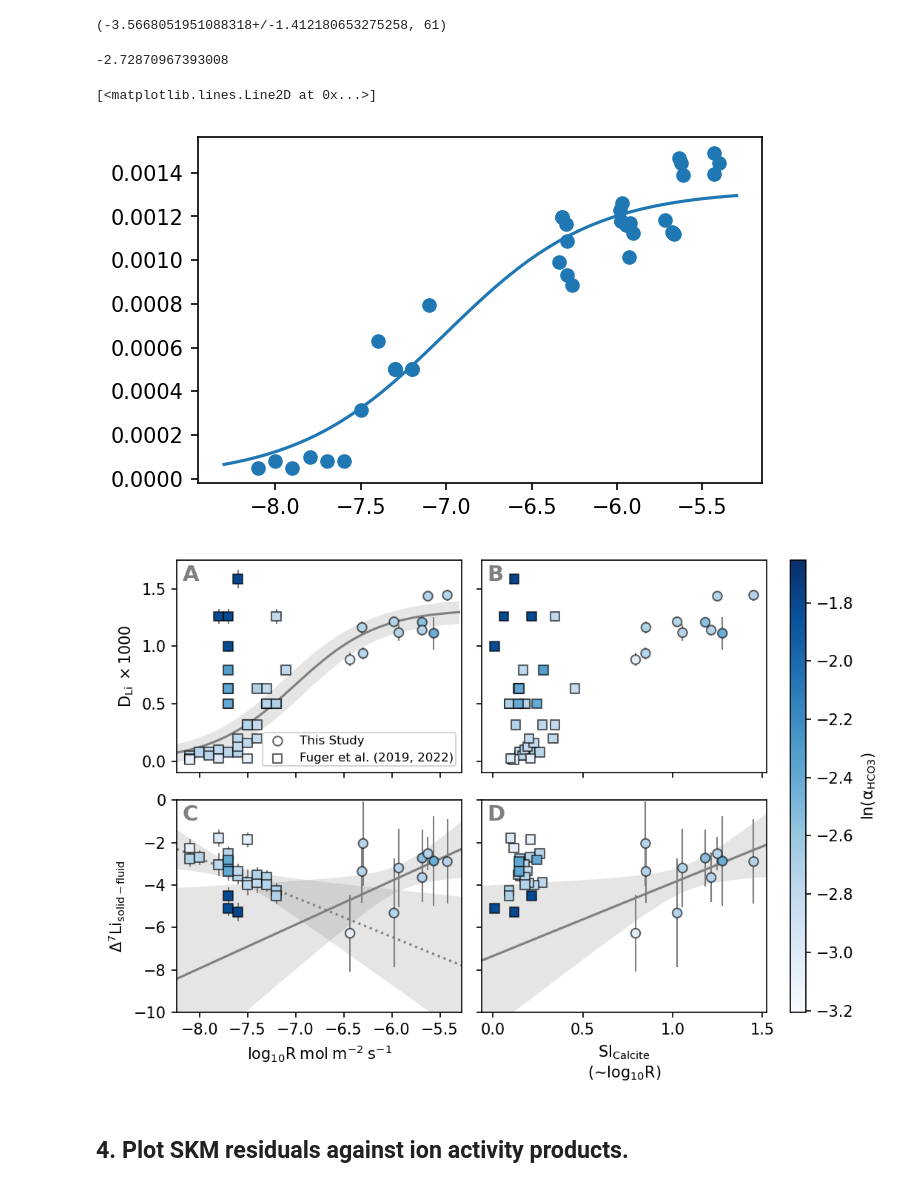
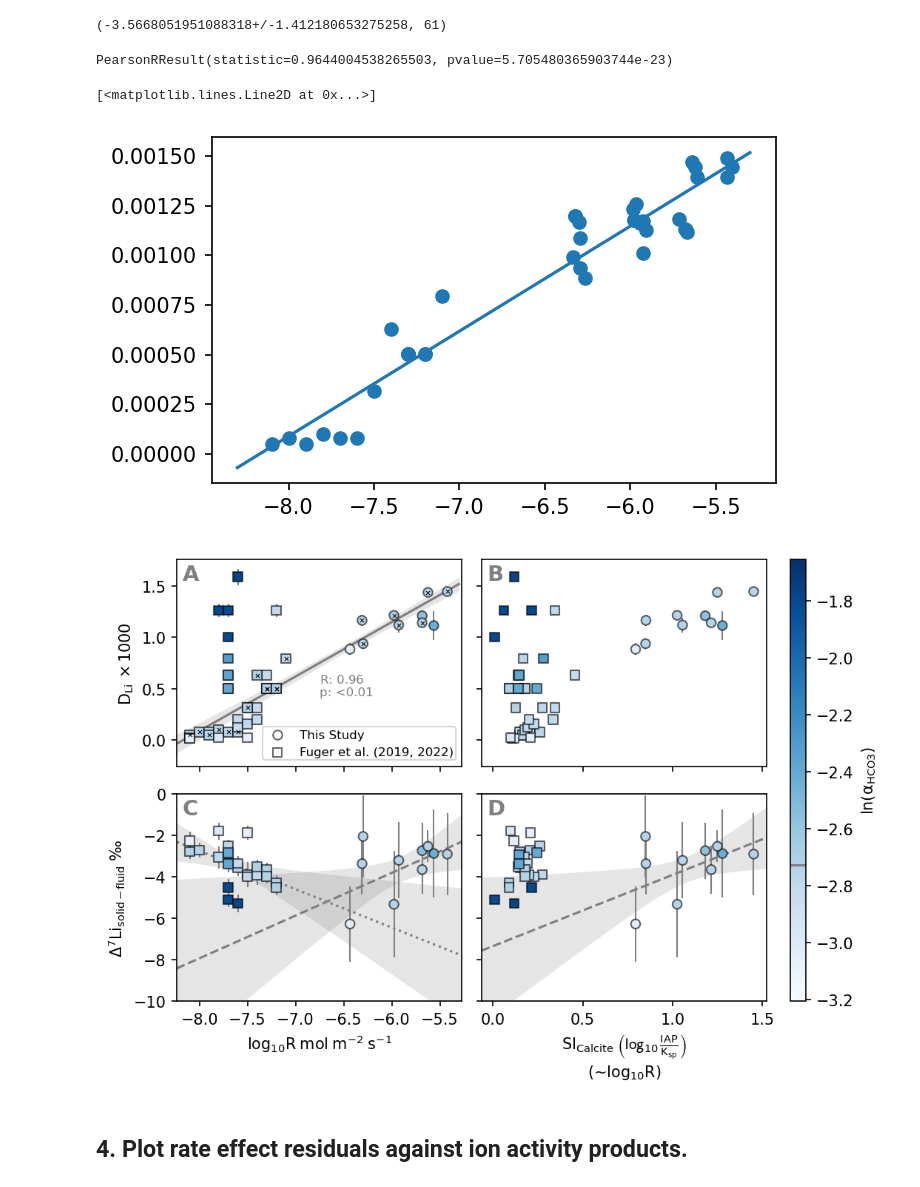
Before and after one commit to oscarbranson/supplementary, a Jupyter notebook: supplements/inorg_Li/02_Results.ipynb, the cells around one changed output. Cells and saved outputs as stored; diff of their text form; code cells hidden in the pictures.

Commit message:
switch to linear fit

```diff
--- a/supplements/inorg_Li/02_Results.ipynb
+++ b/supplements/inorg_Li/02_Results.ipynb
@@ -77,7 +76,7 @@ fig, axs = plt.subplots(2, 4, sharey='row', sharex='col', figsize=[11, 4.5])
 # fig, axs = plt.subplots(2, 5, figsize=(14, 5), sharey='row', sharex='col')
 
 axs[0,0].set_ylabel('$D_{Li}\ \\times 1000$')
-axs[1,0].set_ylabel('$\\Delta^7Li_{solid-fluid}$')
+axs[1,0].set_ylabel('$\\Delta^7Li_{solid-fluid}~‰$')
 rdax, rpax = axs[:, -1]
 
 for i, xvar in enumerate(['temp(C)', 'pH', 'C(mol/kgw)']):
@@ -211,7 +210,7 @@ for e, c in cdict.items():
 ax.text(.02, .98, '$T=25^oC$', va='top', ha='left', color=(.5,.5,.5), transform=ax.transAxes)
 ax.legend(fontsize=10)
 
-ax.set_ylabel('$\\Delta^7Li_{solid-Fluid}$')
+ax.set_ylabel('$\\Delta^7Li_{solid-Fluid}~‰$')
 ax.set_xlabel('$D_{Li}\ \\times 1000$')
 
 fig.tight_layout()
@@ -313,12 +312,12 @@ for who in whos:
 
 axs[0,0].legend(fontsize=8)
 
-axs[0,0].set_ylabel('$D_{Li}\ \\times 1000$')
-axs[1,0].set_ylabel('$\\Delta^7Li_{solid-fluid}$')
+axs[0,0].set_ylabel('$D_{Li}\\ \\times 1000$')
+axs[1,0].set_ylabel('$\\Delta^7Li_{solid-fluid}~‰$')
 
 axs[1,0].set_xlabel('Temperature ℃')
 axs[1,1].set_xlabel('$pH_T$')
-axs[1,2].set_xlabel('DIC $\mu mol~kg^{-1}$')
+axs[1,2].set_xlabel('DIC $\\mu mol~kg^{-1}$')
 
 axs[1,2].set_xlim(900, 4400)
 
@@ -398,21 +371,27 @@ DLi_err = np.concatenate([err(df.OG.DLi), fug.solid.DLi_2std * 2])
 
 ind = np.isclose(la_HCO3, df[database, 'la_HCO3-'].values.mean(), atol=0.05)
 
-p, cov = curve_fit(SKM, Rp[ind], DLi[ind], p0=[1.5e-3, 0.5e-6, -9.], method='trf')
+fit_x = np.log10(Rp[ind])
+fit_y = DLi[ind]
+fit_y_err = DLi_err[ind]
+
+# linear fit
+p, cov = np.polyfit(fit_x, fit_y, 1, cov=True)
 up = un.correlated_values(p, cov)
 
 nR = np.logspace(-8.3, -5.3)
-pred = SKM(nR, *up)
+pred = np.polyval(up, np.log10(nR))
+
+fit_stats = stats.pearsonr(fit_x, fit_y)
+fit_stats
+# %% [output]
+PearsonRResult(statistic=0.9644004538265503, pvalue=5.705480365903744e-23)
-# %%
-df[database, 'la_HCO3-'].values.mean()
-# %% [output]
--2.72870967393008
 # %%
 plt.scatter(np.log10(Rp[ind]), DLi[ind])
 plt.plot(np.log10(nR), nom(pred))
 # %% [output]
 [<matplotlib.lines.Line2D at 0x...>]
-[figure, old version]
+[figure, new version]
 # %%
 fig, axs = plt.subplots(2, 2, figsize=(7, 5), sharex='col', sharey='row')
 
@@ -461,7 +440,7 @@ ma = pax.scatter(nom(pdf.loc[:, ('R', 'log10R_13C')]), nom(pdf.loc[:, ('Li_isoto
 
 bax, pax = axs[:,1]
 
-pax.set_xlabel('$SI_{Calcite}$\n(~$log_{10}R$)')
+pax.set_xlabel('$SI_{Calcite}~\\left(\\log_{10}\\frac{IAP}{K_{sp}}\\right)$\n(~$log_{10}R$)')
 
 bax.errorbar(fug.loc[:, (database, 'si_Calcite')], fug.loc[:, ('solid', 'DLi')] * 1e3,
              yerr=err(fug.loc[:, ('solid', 'DLi')]) * 1e3,
@@ -487,39 +466,50 @@ pax.set_ylim(-10, 0.)
 
 # draw on lines of best fit for the fuger data and our data
 pp = fit_line(fug.loc[:, ('solid', 'logR')], fug.loc[:, ('solid', 'Delta_7Li')])
 plot_line(axs[1,0], pp, zorder=-3, color='gray', ls=':')
 
 ind = ~df.index.str.contains('T =')
 pp = fit_line(nom(df.loc[ind, ('R', 'log10R_13C')]), nom(df.loc[ind, ('Li_isotopes_vs_fluid', 'Delta_og')]))
-plot_line(axs[1,0], pp, zorder=-3, color='gray')
+plot_line(axs[1,0], pp, zorder=-3, color='gray', ls='--')
 
 pp = fit_line(nom(df.loc[ind, (database, 'si_Calcite')]), nom(df.loc[ind, ('Li_isotopes_vs_fluid', 'Delta_og')]))
-plot_line(axs[1,1], pp, zorder=-3, color='gray')
+plot_line(axs[1,1], pp, zorder=-3, color='gray', ls='--')
 
-# draw on SKM fit to constant HCO3-
+# draw on linear fit to constant HCO3-
 axs[0,0].plot(np.log10(nR), unp.nominal_values(pred) * 1000, color='grey', zorder=-2)
 axs[0,0].fill_between(np.log10(nR), unp.nominal_values(pred - 1.96 * err(pred)) * 1000, unp.nominal_values(pred + 1.96 * err(pred)) * 1000, alpha=0.2, color='grey', zorder=-3, lw=0)
 
+la_HCO3_mean = df[database, 'la_HCO3-'].values.mean()
+ind = np.isclose(nom(pdf[database, 'la_HCO3-'].values), la_HCO3_mean, atol=0.05)
+axs[0,0].scatter(nom(pdf.loc[ind, ('R', 'log10R_13C')]), nom(pdf.loc[ind, ('OG', 'DLi')]) * 1e3, marker='x', color='k', s=6, lw=0.5)
 
-axs[0,0].set_ylabel('$D_{Li}\ \\times 1000$')
-axs[1,0].set_ylabel('$\\Delta^7Li_{solid-fluid}$')
+ind = np.isclose(fug[database, 'la_HCO3-'].values, la_HCO3_mean, atol=0.05)
+axs[0,0].scatter(fug.loc[ind, ('solid', 'logR')], fug.loc[ind, ('solid', 'DLi')] * 1e3, marker='x', color='k', s=6, lw=0.5)
+
+axs[0,0].text(0.5, 0.45, f'$R$: {fit_stats.statistic:.2f}\np: <0.01', transform=axs[0,0].transAxes, ha='left', va='top', fontsize=8, color='grey')
+
+
+axs[0,0].set_ylabel('$D_{Li}\\ \\times 1000$')
+axs[1,0].set_ylabel('$\\Delta^7Li_{solid-fluid}~‰$')
 
 fig.tight_layout()
 
 fig.subplots_adjust(right=0.87)
 cax = fig.add_axes([.9, pax.get_position().y0, .02, bax.get_position().y1 - pax.get_position().y0])
 fig.colorbar(ma, cax, label=clabel)
+
+cax.axhline(df[database, 'la_HCO3-'].values.mean(), color='grey')
 
 for ax, a in zip(axs.flat, 'ABCDEFGH'):
     ax.text(0.02, 0.98, a, weight='bold', transform=ax.transAxes, ha='left', va='top', fontsize=14, color='grey')
 
 axs[0,0].scatter([],[],marker='o', label='This Study', color='w', **cargs)
 axs[0,0].scatter([],[],marker='s', label='Fuger et al. (2019, 2022)', color='w', **cargs)
 axs[0,0].legend(fontsize=8, borderpad=0.2)
 
 savefig(fig, '03_Rate_SI')
 # %% [output]
-[figure, old version]
+[figure, new version]
 # %% [markdown]
-## 4. Plot SKM residuals against ion activity products.
+## 4. Plot rate effect residuals against ion activity products.
 # %%
```
Also changed, not shown: parts of 6 cells of this notebook.
